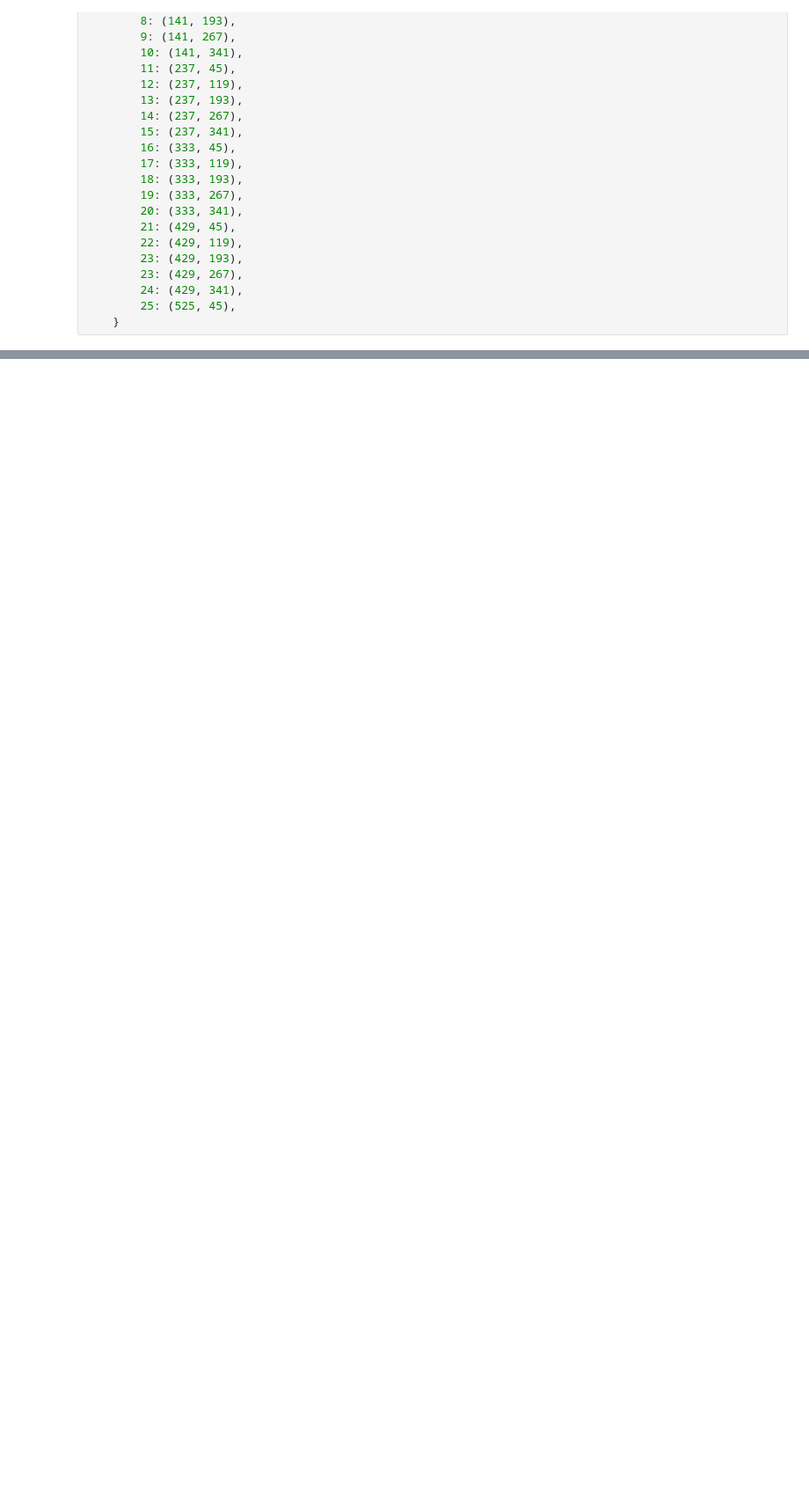
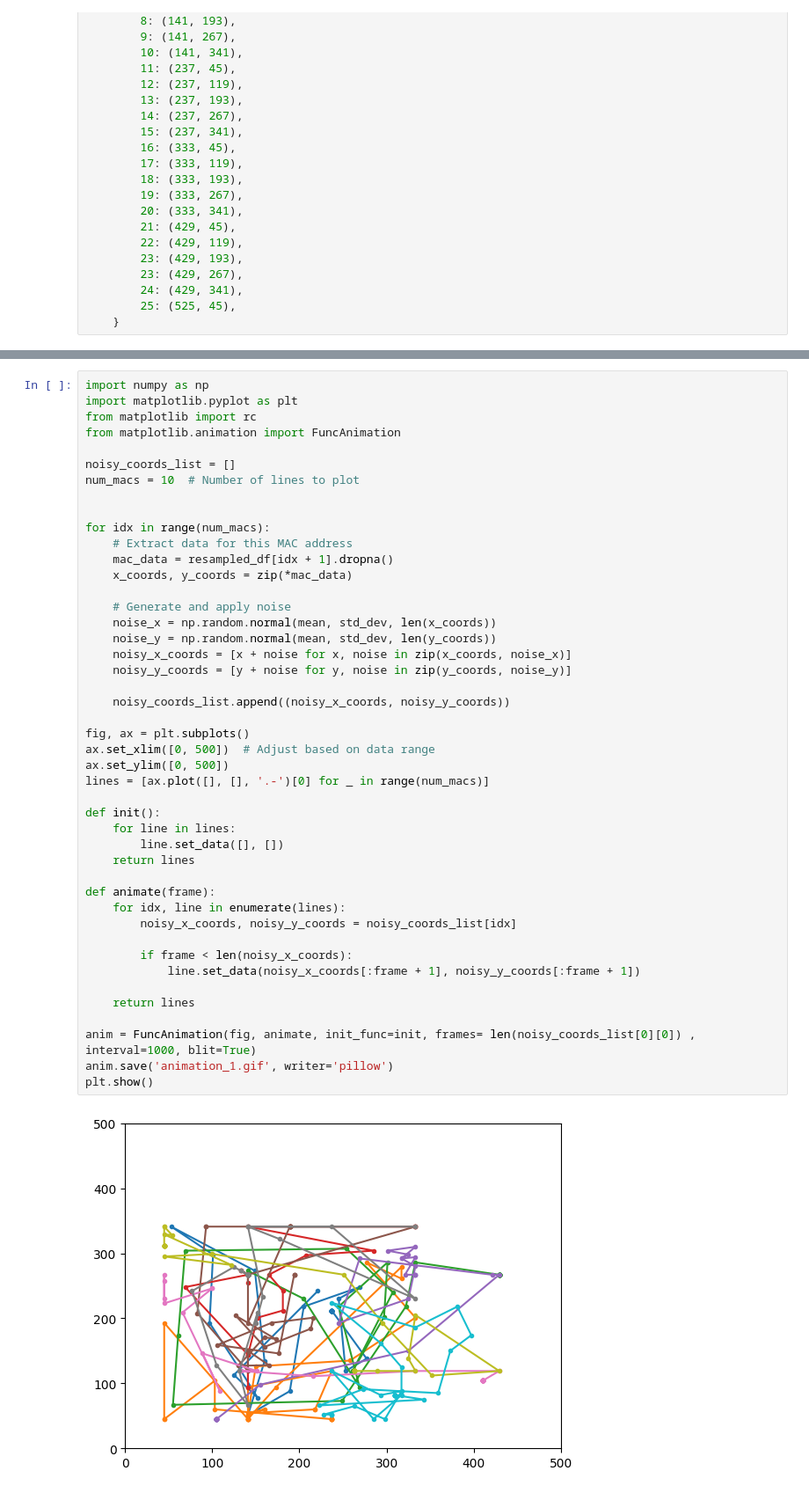
Before and after one commit to tjlabs/dmts_population_flow_analysis, a Jupyter notebook: load_data.ipynb, the cells around one changed output, grey strips where cells are left out. Shown at 88% size. Drawn from its saved outputs; the diff is of its cells as text; blank space fills up the shorter version.

Commit message:
Feat: Adjust assemble

```diff
--- a/load_data.ipynb
+++ b/load_data.ipynb
@@ -212,0 +281,47 @@ plt.show()
+# %%
+import numpy as np
+import matplotlib.pyplot as plt
+from matplotlib import rc
+from matplotlib.animation import FuncAnimation
+
+noisy_coords_list = []
+num_macs = 10  # Number of lines to plot
+
+
+for idx in range(num_macs):
+    # Extract data for this MAC address
+    mac_data = resampled_df[idx + 1].dropna()
+    x_coords, y_coords = zip(*mac_data)
+
+    # Generate and apply noise
+    noise_x = np.random.normal(mean, std_dev, len(x_coords))
+    noise_y = np.random.normal(mean, std_dev, len(y_coords))
+    noisy_x_coords = [x + noise for x, noise in zip(x_coords, noise_x)]
+    noisy_y_coords = [y + noise for y, noise in zip(y_coords, noise_y)]
+
+    noisy_coords_list.append((noisy_x_coords, noisy_y_coords))
+
+fig, ax = plt.subplots()
+ax.set_xlim([0, 500])  # Adjust based on data range
+ax.set_ylim([0, 500])
+lines = [ax.plot([], [], '.-')[0] for _ in range(num_macs)]
+
+def init():
+    for line in lines:
+        line.set_data([], [])
+    return lines
+
+def animate(frame):
+    for idx, line in enumerate(lines):
+        noisy_x_coords, noisy_y_coords = noisy_coords_list[idx]
+
+        if frame < len(noisy_x_coords):
+            line.set_data(noisy_x_coords[:frame + 1], noisy_y_coords[:frame + 1])
+
+    return lines
+
+anim = FuncAnimation(fig, animate, init_func=init, frames= len(noisy_coords_list[0][0]) , interval=1000, blit=True)
+anim.save('animation_1.gif', writer='pillow')
+plt.show()
+# %% [output]
+[figure, added]
```
Also changed, not shown: parts of 27 cells of this notebook, 4 other files.
